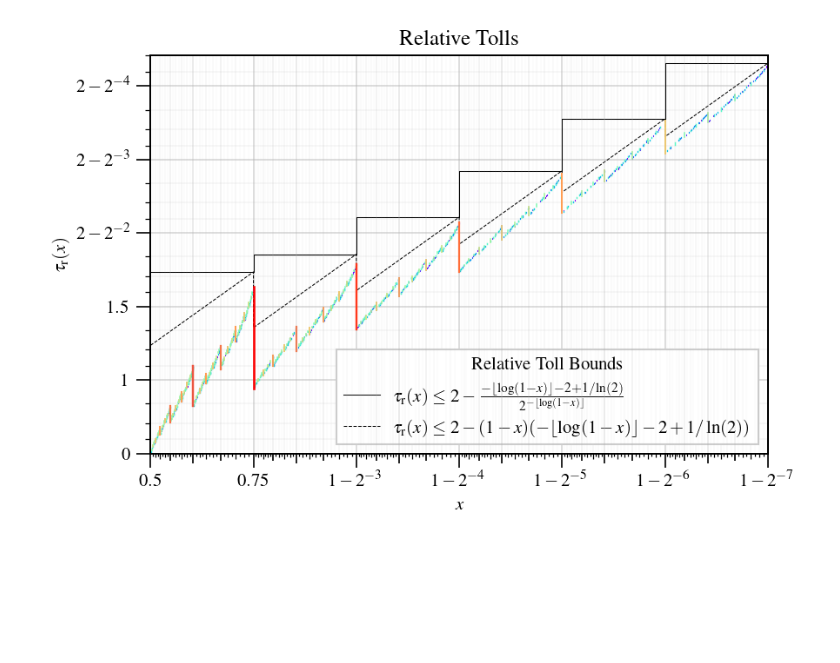
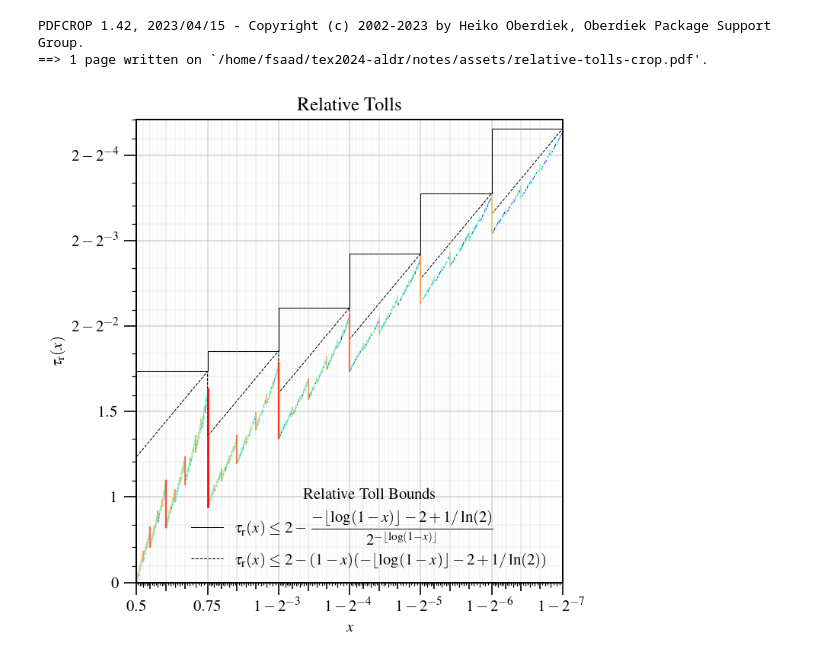
Before and after one commit to probsys/amplified-loaded-dice-roller-experiments, a Jupyter notebook: python/figure-6-relative-tolls.ipynb, the cells around one changed output. Saved outputs shown, nothing was run; the diff lists cells and outputs as text; code cells hidden in the pictures; blank space fills up the shorter version.

```diff
--- a/python/figure-6-relative-tolls.ipynb
+++ b/python/figure-6-relative-tolls.ipynb
@@ -50,7 +50,7 @@ ax.plot(piecewise_constant_xs,
         color='black',
         linewidth=0.5,
         linestyle='-',
-        label=r"$\tau_{\rm r}(x) \leq 2 - \frac{-\lfloor\log(1-x)\rfloor-2+1/\ln(2)}{2^{-\lfloor\log(1-x)\rfloor}}$")
+        label=r"$\tau_{\rm r}(x) \leq 2 - \displaystyle\frac{-\lfloor\log(1-x)\rfloor-2+1/\ln(2)}{2^{-\lfloor\log(1-x)\rfloor}}$")
 piecewise_linear_xs = []
 piecewise_linear_ys = []
 for i in range(2,denom_pow_max):
@@ -110,34 +110,37 @@ for i, ax2 in enumerate(new_axes):
     ax2.xaxis.set_major_locator(getLocator(i+1))
     ax2.xaxis.set_minor_locator(getLocator(num_axes+i+1))
     ax2.tick_params(which='major', length=len_fun(num_axes*2-i-1))
     ax2.tick_params(which='minor', length=len_fun(num_axes-i-1))
     ax2.xaxis.set_major_formatter(ticker.NullFormatter())
 
 ax.set_xlabel(r'$x$')
 ax.set_ylabel(r'$\tau_{\rm r}(x)$')
 ax.set_title('Relative Tolls')
 ax.legend()
-ax.legend(framealpha=1,
+ax.legend(framealpha=0,
           fancybox=False,
           fontsize=10,
           title='Relative Toll Bounds',
           loc='lower right',
           ncol=1)
 
 
 # add grid lines
 alpha0 = 0.5
 alpha_ratio = 0.6
 ax.grid(which='major', alpha=alpha0)
 ax.grid(which='minor', alpha=alpha0*alpha_ratio**num_axes)
 for i, ax2 in enumerate(new_axes):
     ax2.grid(which='major', alpha=alpha0*alpha_ratio**(i+1))
     ax2.grid(which='minor', alpha=alpha0*alpha_ratio**(num_axes+i+1))
 
 
 # save the plot
-fig.set_size_inches(6, 4)
+fig.set_size_inches(5, 5)
 fig.set_tight_layout(True)
-fig.savefig(output_dir / 'relative-tolls.png')
+fig.savefig(output_dir / 'relative-tolls.pdf')
+!pdfcrop {output_dir / 'relative-tolls.pdf'}
 # %% [output]
+PDFCROP 1.42, 2023/04/15 - Copyright (c) 2002-2023 by Heiko Oberdiek, Oberdiek Package Support Group.
+==> 1 page written on `/home/fsaad/tex2024-aldr/notes/assets/relative-tolls-crop.pdf'.
-[figure, old version]
+[figure, new version]
```
Also changed, not shown: 9 other files.
